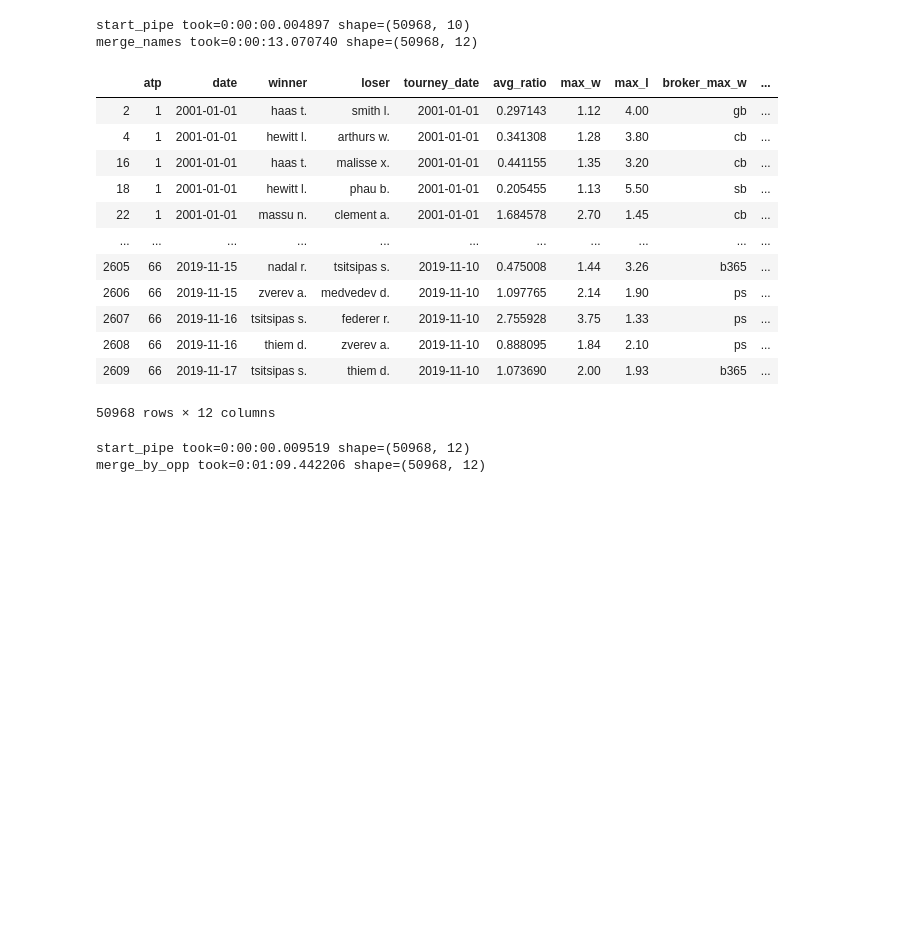
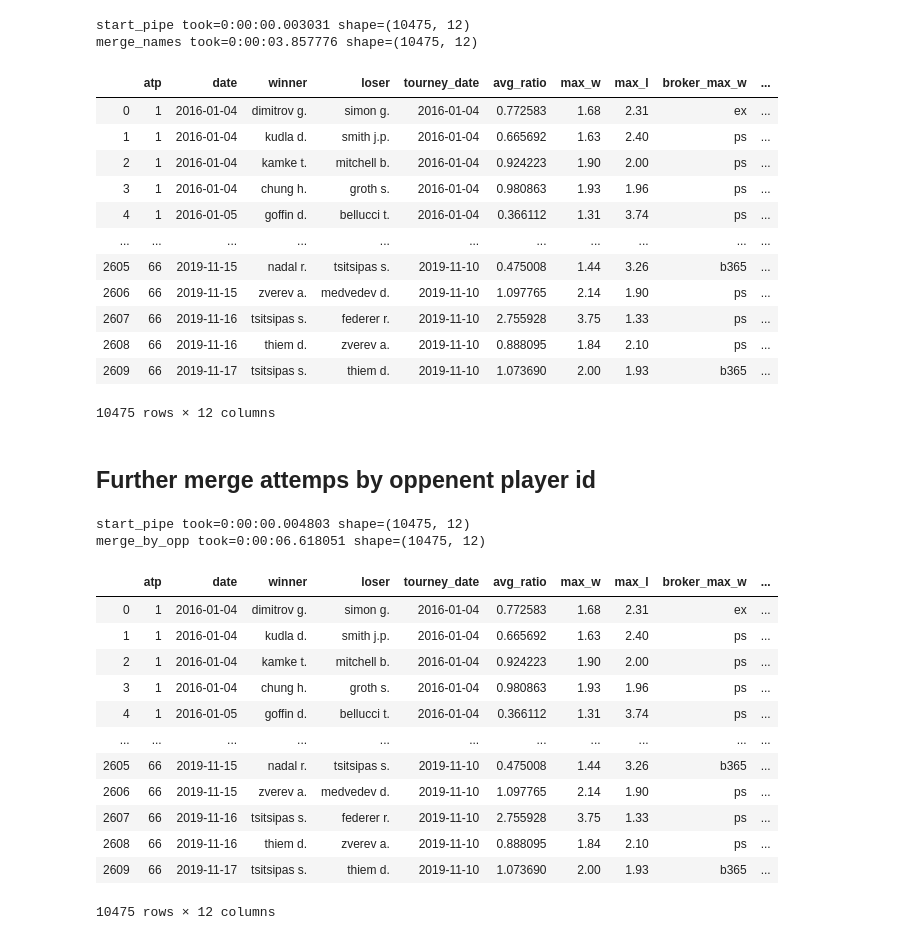
Before and after one commit to jost95/atp-tennis-predictions, a Jupyter notebook: results_odds_merge.ipynb, the cells around one changed output. Drawn from its saved outputs; the diff is of its cells as text; code cells hidden in the pictures; blank space fills up the shorter version.

```diff
--- a/results_odds_merge.ipynb
+++ b/results_odds_merge.ipynb
@@ -214,7 +235,7 @@ def merge_names(df, atp):
         if len(pid) == 1:
             pids.append(pid.iloc[0]['player_id'])
         elif len(pid) > 1:
-            pid_ids = ','.join([str(v.player_id) + ' ' + v.fullname for v in pid.itertuples()])
+            pid_ids = ','.join([str(v.player_id) for v in pid.itertuples()])
             pids.append(pid_ids)
         else:
             pids.append(0)
@@ -230,29 +251,27 @@ proc_match_odds = (proc_match_odds
 
 proc_match_odds
 # %% [output]
-start_pipe took=0:00:00.004897 shape=(50968, 10)
-merge_names took=0:00:13.070740 shape=(50968, 12)
+start_pipe took=0:00:00.003031 shape=(10475, 12)
+merge_names took=0:00:03.857776 shape=(10475, 12)
 |  | atp | date | winner | loser | tourney_date | avg_ratio | max_w | max_l | broker_max_w | ... |
-| 2 | 1 | 2001-01-01 | haas t. | smith l. | 2001-01-01 | 0.297143 | 1.12 | 4.00 | gb | ... |
-| 4 | 1 | 2001-01-01 | hewitt l. | arthurs w. | 2001-01-01 | 0.341308 | 1.28 | 3.80 | cb | ... |
-| 16 | 1 | 2001-01-01 | haas t. | malisse x. | 2001-01-01 | 0.441155 | 1.35 | 3.20 | cb | ... |
-| 18 | 1 | 2001-01-01 | hewitt l. | phau b. | 2001-01-01 | 0.205455 | 1.13 | 5.50 | sb | ... |
-| 22 | 1 | 2001-01-01 | massu n. | clement a. | 2001-01-01 | 1.684578 | 2.70 | 1.45 | cb | ... |
+| 0 | 1 | 2016-01-04 | dimitrov g. | simon g. | 2016-01-04 | 0.772583 | 1.68 | 2.31 | ex | ... |
+| 1 | 1 | 2016-01-04 | kudla d. | smith j.p. | 2016-01-04 | 0.665692 | 1.63 | 2.40 | ps | ... |
+| 2 | 1 | 2016-01-04 | kamke t. | mitchell b. | 2016-01-04 | 0.924223 | 1.90 | 2.00 | ps | ... |
+| 3 | 1 | 2016-01-04 | chung h. | groth s. | 2016-01-04 | 0.980863 | 1.93 | 1.96 | ps | ... |
+| 4 | 1 | 2016-01-05 | goffin d. | bellucci t. | 2016-01-04 | 0.366112 | 1.31 | 3.74 | ps | ... |
 | ... | ... | ... | ... | ... | ... | ... | ... | ... | ... | ... |
 | 2605 | 66 | 2019-11-15 | nadal r. | tsitsipas s. | 2019-11-10 | 0.475008 | 1.44 | 3.26 | b365 | ... |
 | 2606 | 66 | 2019-11-15 | zverev a. | medvedev d. | 2019-11-10 | 1.097765 | 2.14 | 1.90 | ps | ... |
 | 2607 | 66 | 2019-11-16 | tsitsipas s. | federer r. | 2019-11-10 | 2.755928 | 3.75 | 1.33 | ps | ... |
 | 2608 | 66 | 2019-11-16 | thiem d. | zverev a. | 2019-11-10 | 0.888095 | 1.84 | 2.10 | ps | ... |
 | 2609 | 66 | 2019-11-17 | tsitsipas s. | thiem d. | 2019-11-10 | 1.073690 | 2.00 | 1.93 | b365 | ... |
-50968 rows × 12 columns
+10475 rows × 12 columns
+# %% [markdown]
+## Further merge attemps by oppenent player id
 # %%
-# add list of name suggestions to id
-# if player_match_type = full, partial, none
-# drop if none
-# lookup match get id by other player name
-
 @logger
 def merge_by_opp(df, atp_matches):
+    atp_matches['tourney_date'] = pd.to_datetime(atp_matches['tourney_date'], unit='s')
     return df.apply(merge_by_opp_match, axis=1, args=(atp_matches,))
 
 def merge_by_opp_match(match, atp_matches):
@@ -270,43 +289,61 @@ def merge_by_opp_match(match, atp_matches):
             search_id = loser_id
             search_player = 'loser_id'
             get_player = 'winner_id'
+            search_player_atp = 'player_2' # == loser_in in processed matches
+            get_player_atp = 'player_1'  # == winner_id in processed matches
             alts = winner_id
         else:
             search_id = winner_id
             search_player = 'winner_id'
             get_player = 'loser_id'
+            search_player_atp = 'player_1'  # == winner_id in processed matches
+            get_player_atp = 'player_2'  # == loser_id in processed matches
             alts = loser_id
 
         mask = (
             (atp_matches['tourney_date'] == match['tourney_date']) &
-            (atp_matches[search_player] == match[search_player]))
+            (atp_matches[search_player_atp] == match[search_player]))
         potential = atp_matches.loc[mask]
 
         if len(potential) == 1:
             potential = potential.iloc[0]
             alts = alts.split(',')
             hit = False
 
             for a in alts:
-                a = a.split()
-                player_name = a[1]
+                player_id = int(a)
 
-                if player_name == potential[get_player]:
-                    match[get_player] == a[0]
+                if player_id == potential[get_player_atp]:
+                    match[get_player] = player_id
                     hit = True
                     break
 
             if not hit:
                 match[get_player] = float('nan')
 
         else:
             match[get_player] = float('nan')
 
     return match
 
 merged_match_odds = (proc_match_odds
     .pipe(start_pipe)
     .pipe(merge_by_opp, processed_matches))
+
+merged_match_odds
 # %% [output]
-start_pipe took=0:00:00.009519 shape=(50968, 12)
-merge_by_opp took=0:01:09.442206 shape=(50968, 12)
+start_pipe took=0:00:00.004803 shape=(10475, 12)
+merge_by_opp took=0:00:06.618051 shape=(10475, 12)
+|  | atp | date | winner | loser | tourney_date | avg_ratio | max_w | max_l | broker_max_w | ... |
+| 0 | 1 | 2016-01-04 | dimitrov g. | simon g. | 2016-01-04 | 0.772583 | 1.68 | 2.31 | ex | ... |
+| 1 | 1 | 2016-01-04 | kudla d. | smith j.p. | 2016-01-04 | 0.665692 | 1.63 | 2.40 | ps | ... |
+| 2 | 1 | 2016-01-04 | kamke t. | mitchell b. | 2016-01-04 | 0.924223 | 1.90 | 2.00 | ps | ... |
+| 3 | 1 | 2016-01-04 | chung h. | groth s. | 2016-01-04 | 0.980863 | 1.93 | 1.96 | ps | ... |
+| 4 | 1 | 2016-01-05 | goffin d. | bellucci t. | 2016-01-04 | 0.366112 | 1.31 | 3.74 | ps | ... |
+| ... | ... | ... | ... | ... | ... | ... | ... | ... | ... | ... |
+| 2605 | 66 | 2019-11-15 | nadal r. | tsitsipas s. | 2019-11-10 | 0.475008 | 1.44 | 3.26 | b365 | ... |
+| 2606 | 66 | 2019-11-15 | zverev a. | medvedev d. | 2019-11-10 | 1.097765 | 2.14 | 1.90 | ps | ... |
+| 2607 | 66 | 2019-11-16 | tsitsipas s. | federer r. | 2019-11-10 | 2.755928 | 3.75 | 1.33 | ps | ... |
+| 2608 | 66 | 2019-11-16 | thiem d. | zverev a. | 2019-11-10 | 0.888095 | 1.84 | 2.10 | ps | ... |
+| 2609 | 66 | 2019-11-17 | tsitsipas s. | thiem d. | 2019-11-10 | 1.073690 | 2.00 | 1.93 | b365 | ... |
+10475 rows × 12 columns
```
Also changed, not shown: parts of 11 cells of this notebook, 18 other files.
